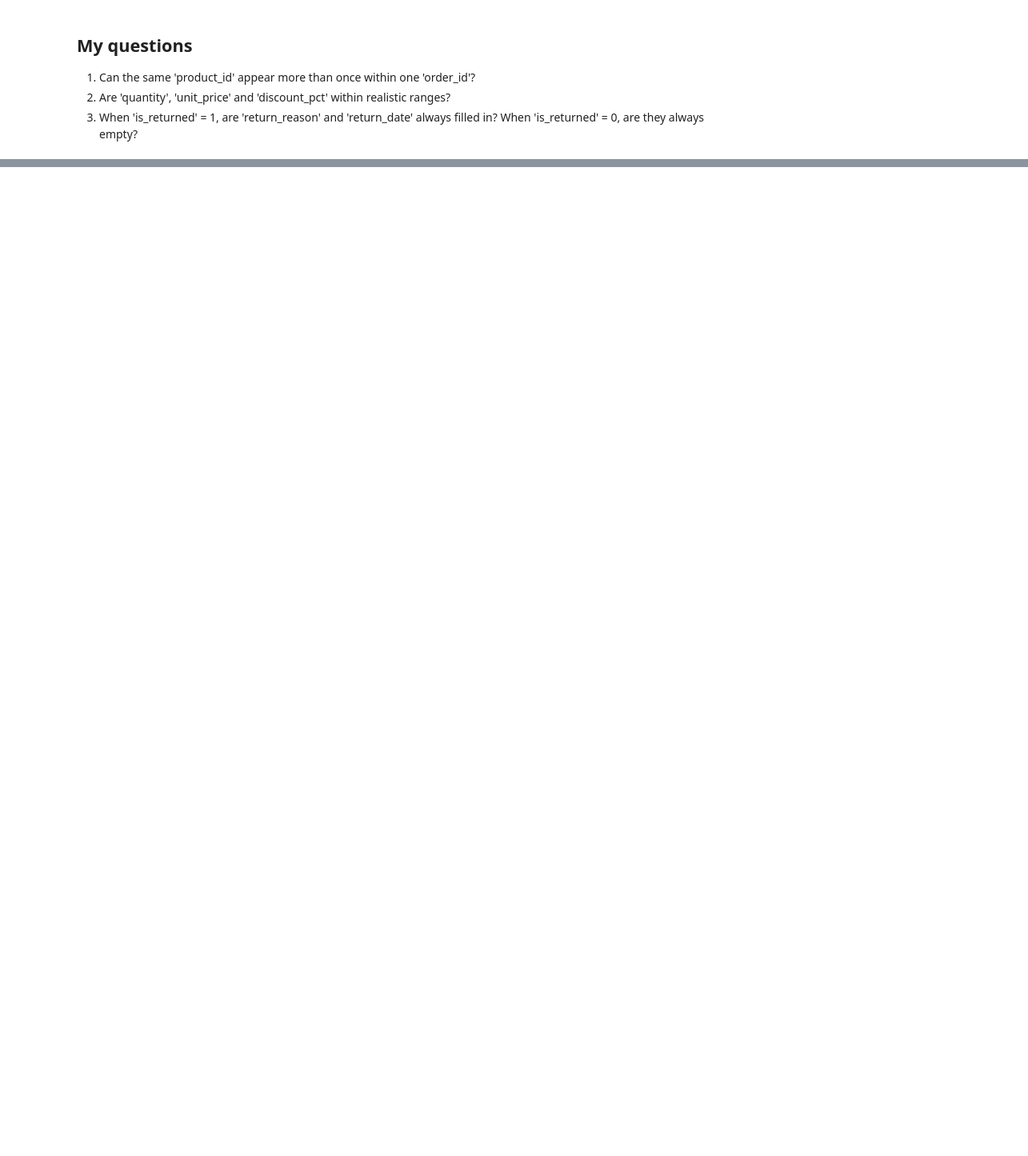
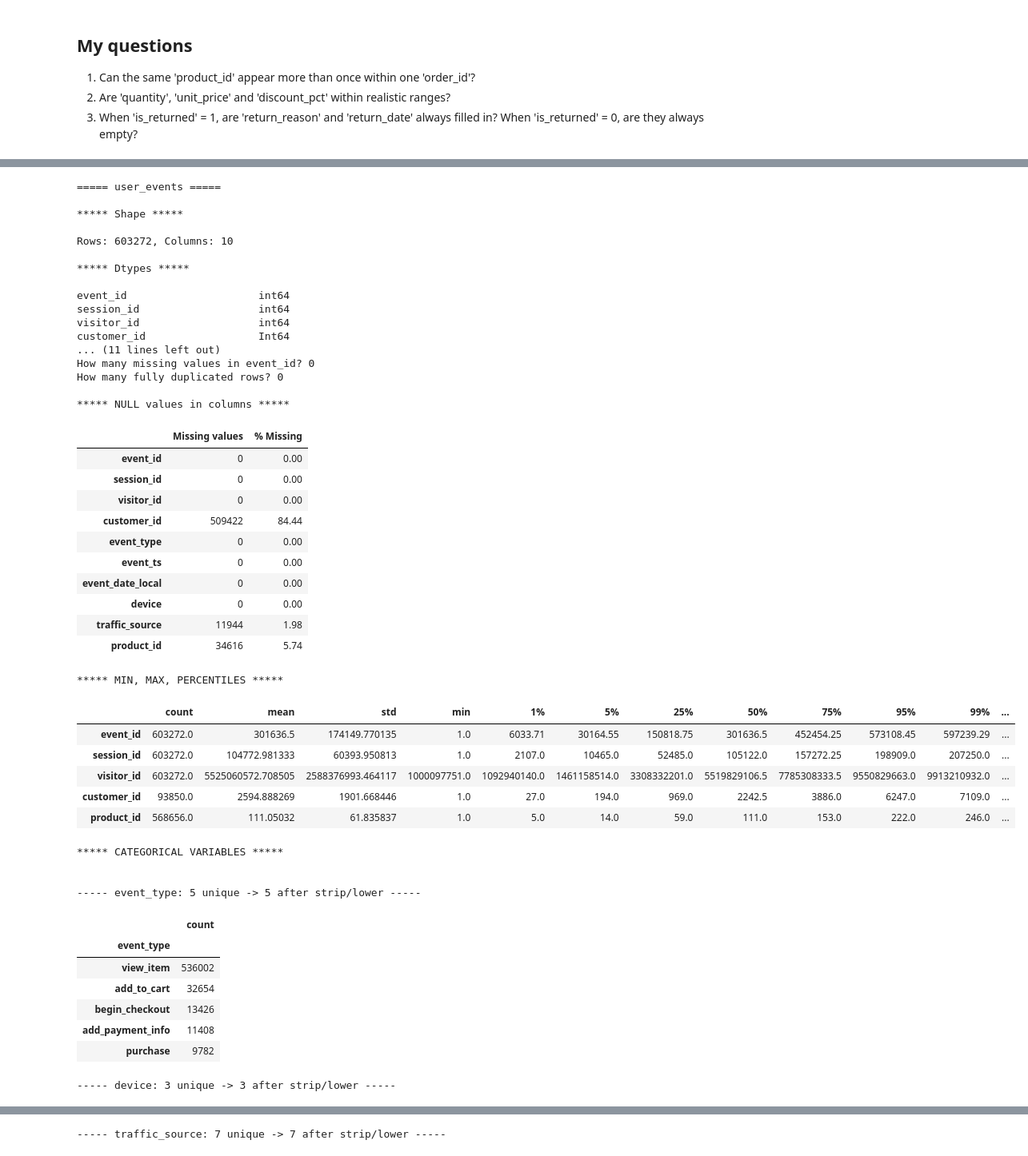
Before and after one commit to egidijus-zilis/ecommerce-analysis, a Jupyter notebook: notebooks/01_profiling.ipynb, the cells around one changed output, grey strips where cells are left out. Shown at 80% size. Saved outputs shown, nothing was run; the diff lists cells and outputs as text; code cells hidden in the pictures; blank space fills up the shorter version.

```diff
--- a/notebooks/01_profiling.ipynb
+++ b/notebooks/01_profiling.ipynb
@@ -109,3 +430,53 @@ user_events.head(10)
 | 7 | 8 | 3 | 7286947083 | <NA> | view_item | 2024-01-01 06:09:33 | 2024-01-01 | mobile | ... |
 | 8 | 9 | 4 | 7282267126 | <NA> | view_item | 2024-01-01 07:32:25 | 2024-01-01 | desktop | ... |
 | 9 | 10 | 5 | 2227241223 | <NA> | view_item | 2024-01-01 07:56:38 | 2024-01-01 | desktop | ... |
+# %%
+profile(user_events, "user_events", ["event_id"])
+# %% [output]
+===== user_events =====
+
+***** Shape *****
+
+Rows: 603272, Columns: 10
+
+***** Dtypes *****
+
+event_id                     int64
+session_id                   int64
+visitor_id                   int64
+customer_id                  Int64
+... (11 lines left out)
+How many missing values in event_id? 0
+How many fully duplicated rows? 0
+
+***** NULL values in columns *****
+|  | Missing values | % Missing |
+| event_id | 0 | 0.00 |
+| session_id | 0 | 0.00 |
+| visitor_id | 0 | 0.00 |
+| customer_id | 509422 | 84.44 |
+| event_type | 0 | 0.00 |
+| event_ts | 0 | 0.00 |
+| event_date_local | 0 | 0.00 |
+| device | 0 | 0.00 |
+| traffic_source | 11944 | 1.98 |
+| product_id | 34616 | 5.74 |
+***** MIN, MAX, PERCENTILES *****
+|  | count | mean | std | min | 1% | 5% | 25% | 50% | 75% | 95% | 99% | ... |
+| event_id | 603272.0 | 301636.5 | 174149.770135 | 1.0 | 6033.71 | 30164.55 | 150818.75 | 301636.5 | 452454.25 | 573108.45 | 597239.29 | ... |
+| session_id | 603272.0 | 104772.981333 | 60393.950813 | 1.0 | 2107.0 | 10465.0 | 52485.0 | 105122.0 | 157272.25 | 198909.0 | 207250.0 | ... |
+| visitor_id | 603272.0 | 5525060572.708505 | 2588376993.464117 | 1000097751.0 | 1092940140.0 | 1461158514.0 | 3308332201.0 | 5519829106.5 | 7785308333.5 | 9550829663.0 | 9913210932.0 | ... |
+| customer_id | 93850.0 | 2594.888269 | 1901.668446 | 1.0 | 27.0 | 194.0 | 969.0 | 2242.5 | 3886.0 | 6247.0 | 7109.0 | ... |
+| product_id | 568656.0 | 111.05032 | 61.835837 | 1.0 | 5.0 | 14.0 | 59.0 | 111.0 | 153.0 | 222.0 | 246.0 | ... |
+***** CATEGORICAL VARIABLES *****
+
+
+----- event_type: 5 unique -> 5 after strip/lower -----
+|  | count |
+| event_type |  |
+| view_item | 536002 |
+| add_to_cart | 32654 |
+| begin_checkout | 13426 |
+| add_payment_info | 11408 |
+| purchase | 9782 |
+----- device: 3 unique -> 3 after strip/lower -----
@@ -111,0 +488 @@ user_events.head(10)
+----- traffic_source: 7 unique -> 7 after strip/lower -----
```
Also changed, not shown: parts of 25 cells of this notebook, 1 other file.
